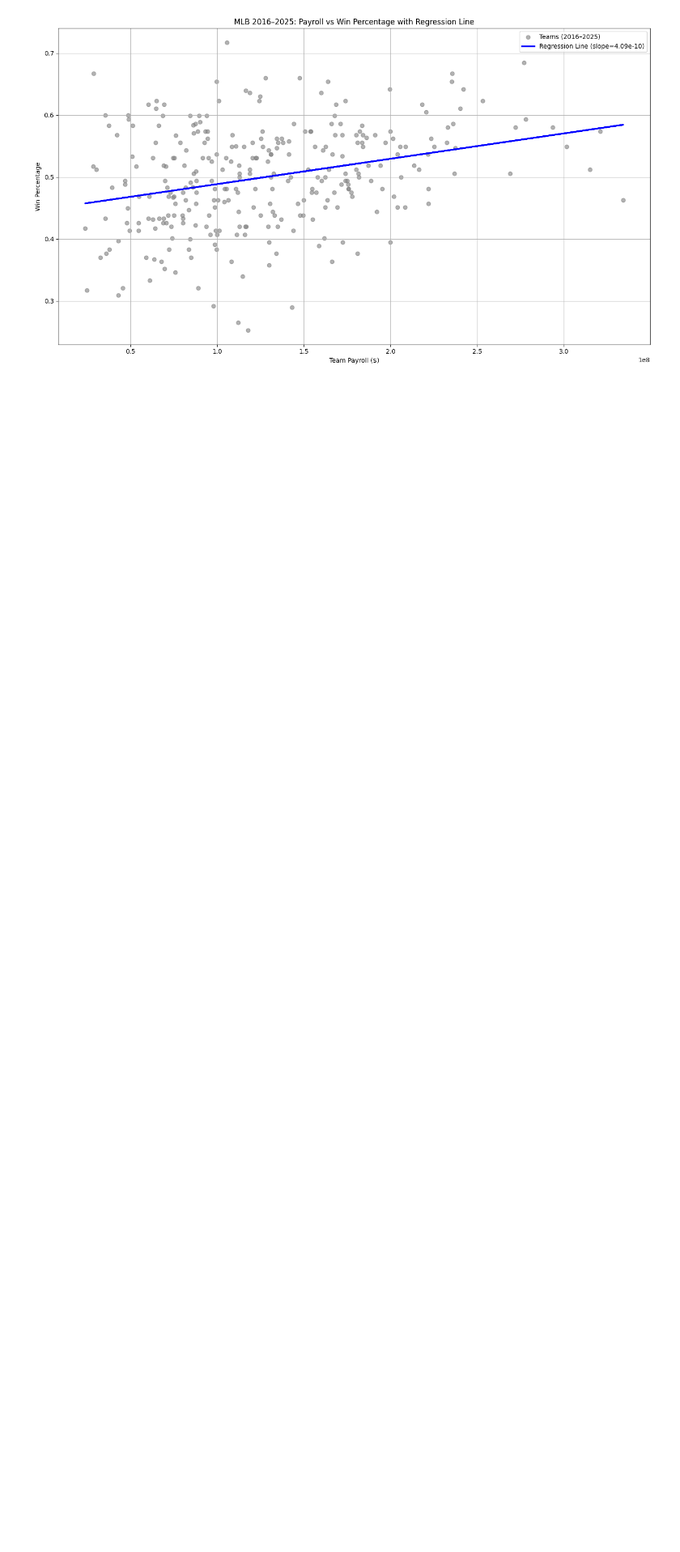
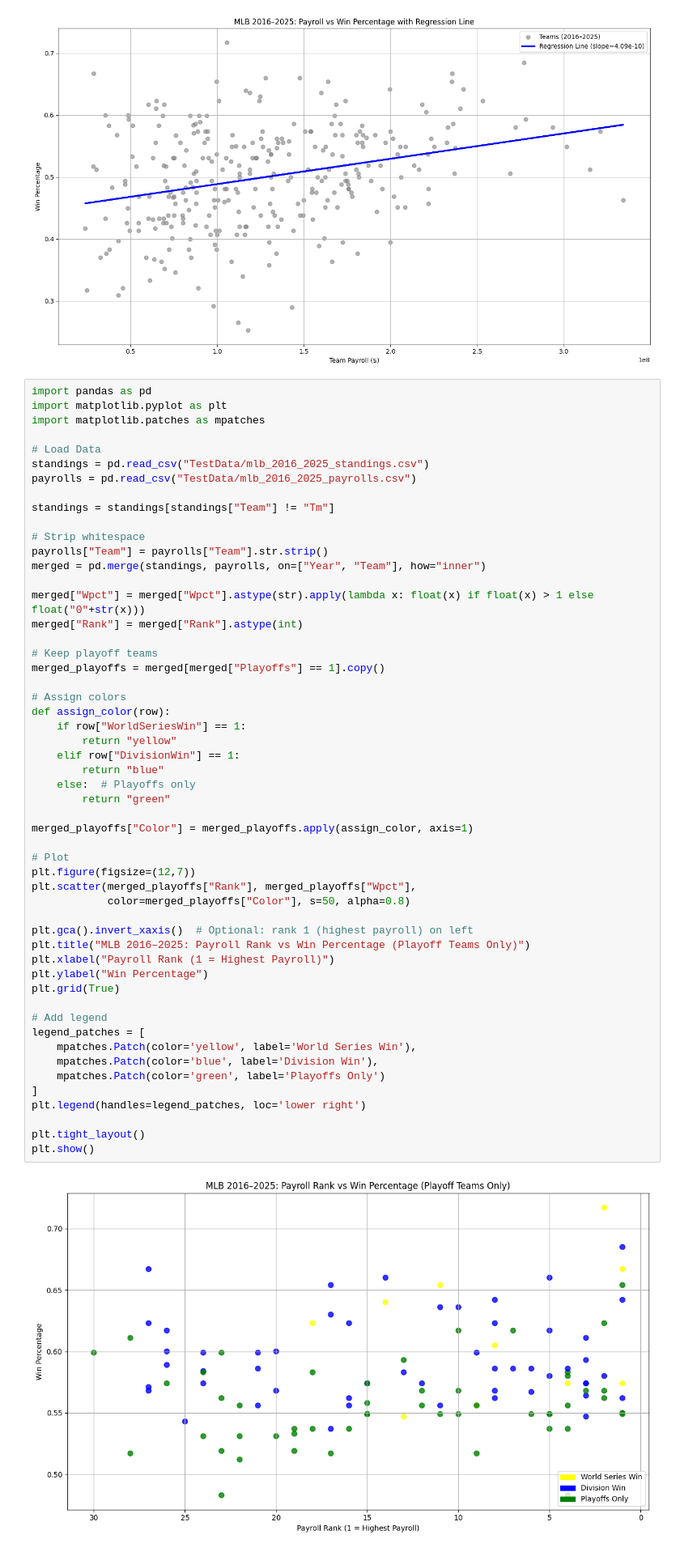
Before and after one commit to brendanmcoyne/CS506-FinalProject, a Jupyter notebook: Graphs.ipynb, the cells around one changed output. Shown at 81% size. Cells and saved outputs as stored; diff of their text form; blank space fills up the shorter version.

```diff
--- a/Graphs.ipynb
+++ b/Graphs.ipynb
@@ -390,3 +499,58 @@ plt.tight_layout()
 plt.show()
 # %% [output]
 [figure]
+# %%
+import pandas as pd
+import matplotlib.pyplot as plt
+import matplotlib.patches as mpatches
+
+# Load Data
+standings = pd.read_csv("TestData/mlb_2016_2025_standings.csv")
+payrolls = pd.read_csv("TestData/mlb_2016_2025_payrolls.csv")
+
+standings = standings[standings["Team"] != "Tm"]
+
+# Strip whitespace
+payrolls["Team"] = payrolls["Team"].str.strip()
+merged = pd.merge(standings, payrolls, on=["Year", "Team"], how="inner")
+
+merged["Wpct"] = merged["Wpct"].astype(str).apply(lambda x: float(x) if float(x) > 1 else float("0"+str(x)))
+merged["Rank"] = merged["Rank"].astype(int)
+
+# Keep playoff teams
+merged_playoffs = merged[merged["Playoffs"] == 1].copy()
+
+# Assign colors
+def assign_color(row):
+    if row["WorldSeriesWin"] == 1:
+        return "yellow"
+    elif row["DivisionWin"] == 1:
+        return "blue"
+    else:  # Playoffs only
+        return "green"
+
+merged_playoffs["Color"] = merged_playoffs.apply(assign_color, axis=1)
+
+# Plot
+plt.figure(figsize=(12,7))
+plt.scatter(merged_playoffs["Rank"], merged_playoffs["Wpct"],
+            color=merged_playoffs["Color"], s=50, alpha=0.8)
+
+plt.gca().invert_xaxis()  # Optional: rank 1 (highest payroll) on left
+plt.title("MLB 2016–2025: Payroll Rank vs Win Percentage (Playoff Teams Only)")
+plt.xlabel("Payroll Rank (1 = Highest Payroll)")
+plt.ylabel("Win Percentage")
+plt.grid(True)
+
+# Add legend
+legend_patches = [
+    mpatches.Patch(color='yellow', label='World Series Win'),
+    mpatches.Patch(color='blue', label='Division Win'),
+    mpatches.Patch(color='green', label='Playoffs Only')
+]
+plt.legend(handles=legend_patches, loc='lower right')
+
+plt.tight_layout()
+plt.show()
+# %% [output]
+[figure, added]
```
Also changed, not shown: parts of 7 cells of this notebook, 6 other files.
